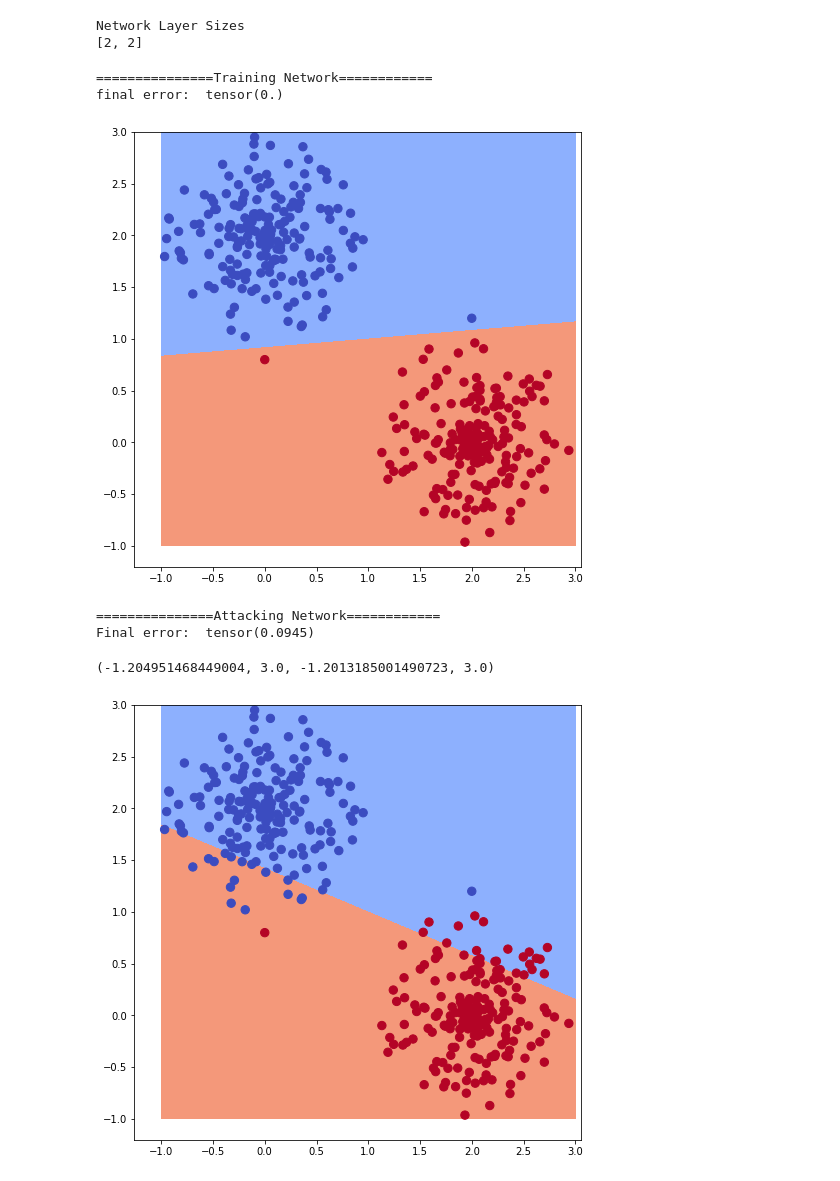
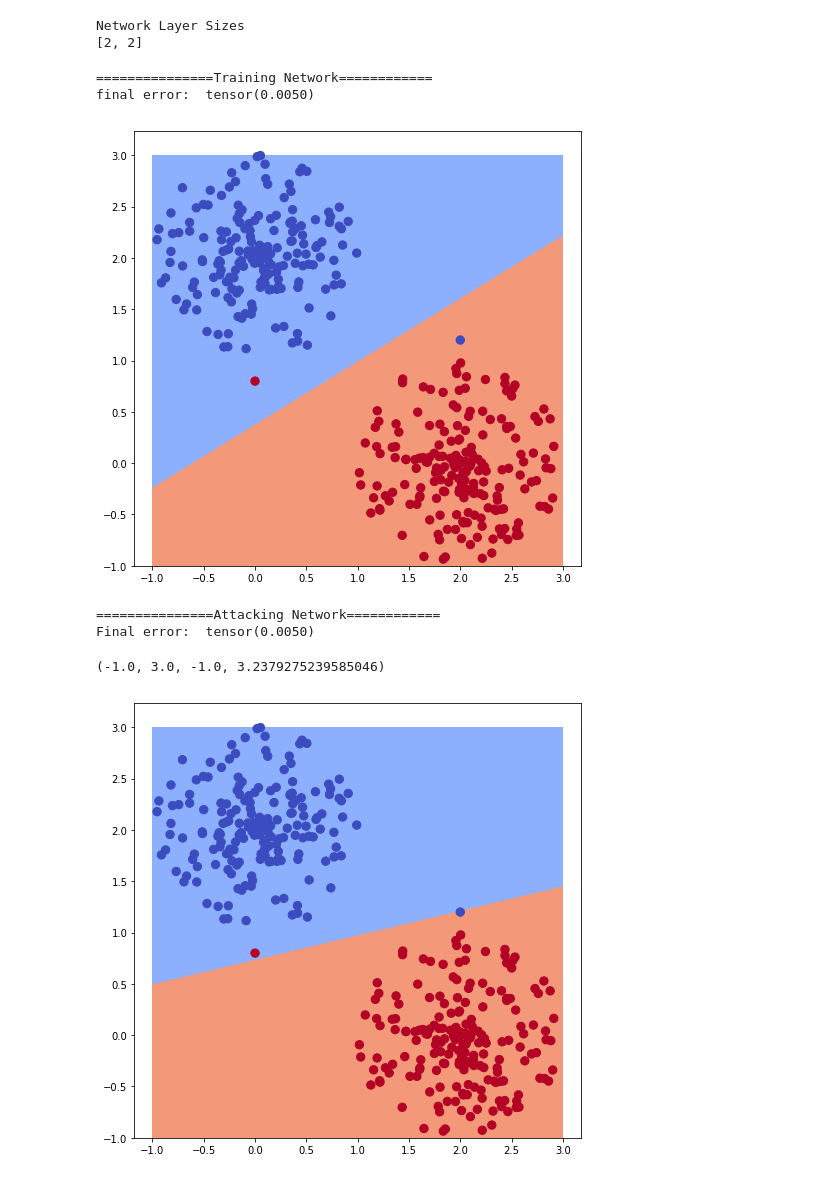
Before and after one commit to mriberodiaz/adversarial_weights, a Jupyter notebook: 2d_toy_example.ipynb, the cells around one changed output. Saved outputs shown, nothing was run; the diff lists cells and outputs as text; code cells hidden in the pictures.

```diff
--- a/2d_toy_example.ipynb
+++ b/2d_toy_example.ipynb
@@ -60,35 +60,35 @@ Network Layer Sizes
 # %%
 #---------- Train and Attack Via Gradient Descent -----------------
 
 # Train NN:
 print('===============Training Network============')
-numsteps = 300
-opt = optim.Rprop(net.parameters(), lr=1e-3)
+numsteps = 3000
+opt = optim.SGD(net.parameters(), lr=1e-3)
 for i in range(numsteps):
     out = net(Variable(X))
     l = nn.CrossEntropyLoss()(out, Variable(y))
     err = (out.max(1)[1].data != y).float().mean()
     opt.zero_grad()
     (l).backward()
     opt.step()
 print('final error: ', err)
 
 # Visualize Classifier
 XX, YY = np.meshgrid(np.linspace(-1, 3, 100), np.linspace(-1, 3, 100))
 X0 = Variable(torch.Tensor(np.stack([np.ravel(XX), np.ravel(YY)]).T))
 y0 = net(X0)
 ZZ = (y0[:,0] - y0[:,1]).resize(100, 100).data.numpy()
 _, ax = plt.subplots(figsize=(8,8))
 ax.contourf(XX,YY,-ZZ, cmap="coolwarm", levels=np.linspace(-1000,1000,3))
 ax.scatter(X.numpy()[:,0], X.numpy()[:,1], c=y.numpy(), cmap="coolwarm", s=70)
 ax.axis("equal")
 
 # Copy Network Weights
 network_copy = copy.deepcopy(network)
 # %% [output]
 ===============Training Network============
-final error:  tensor(0.)
+final error:  tensor(0.0050)
-[figure, old version]
+[figure, new version]
 # %%
 def as_numpy(tensor_or_array):
     """ If given a tensor or numpy array returns that object cast numpy array
@@ -143,9 +143,9 @@ ax.scatter(X.numpy()[:,0], X.numpy()[:,1], c=y.numpy(), cmap="coolwarm", s=70)
 ax.axis("equal")
 # %% [output]
 ===============Attacking Network============
-Final error:  tensor(0.0945)
+Final error:  tensor(0.0050)
-(-1.204951468449004, 3.0, -1.2013185001490723, 3.0)
+(-1.0, 3.0, -1.0, 3.2379275239585046)
-[figure, old version]
+[figure, new version]
 # %%
 #---------- Retrain -----------------
 
```
Also changed, not shown: parts of 2 cells of this notebook, 2 other files.
